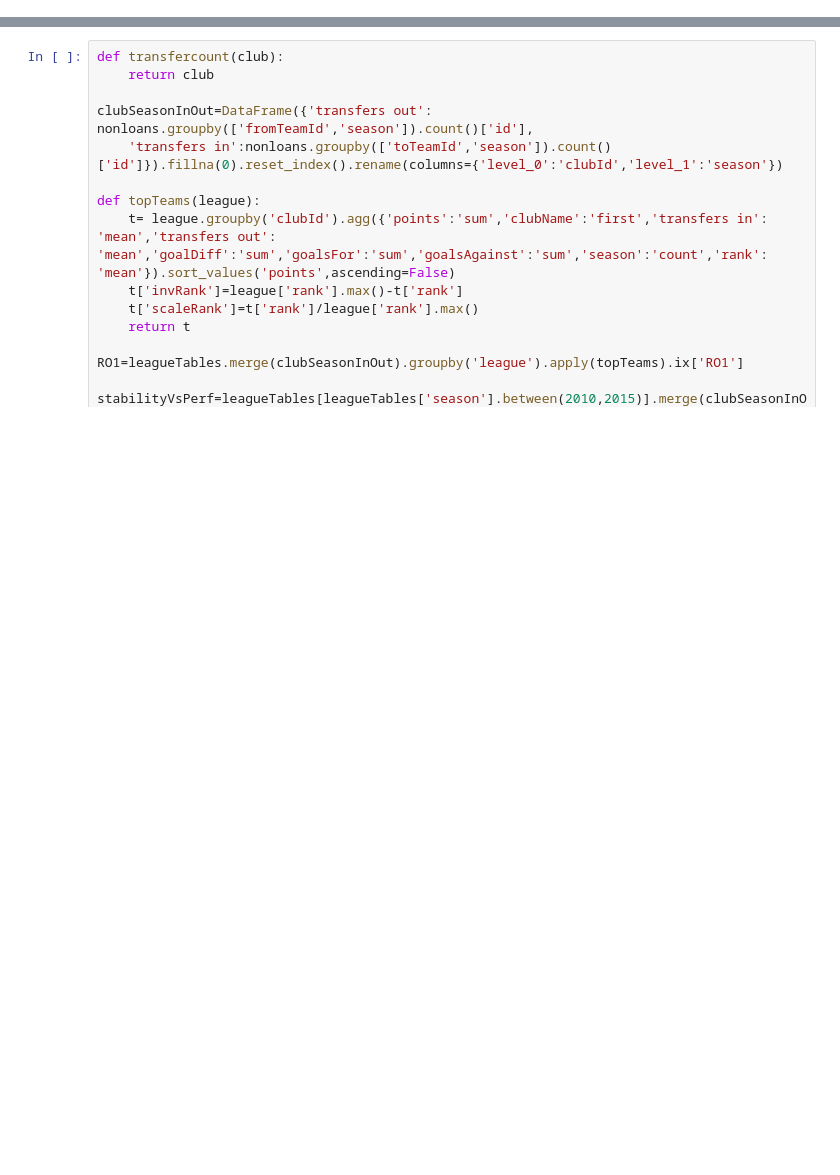
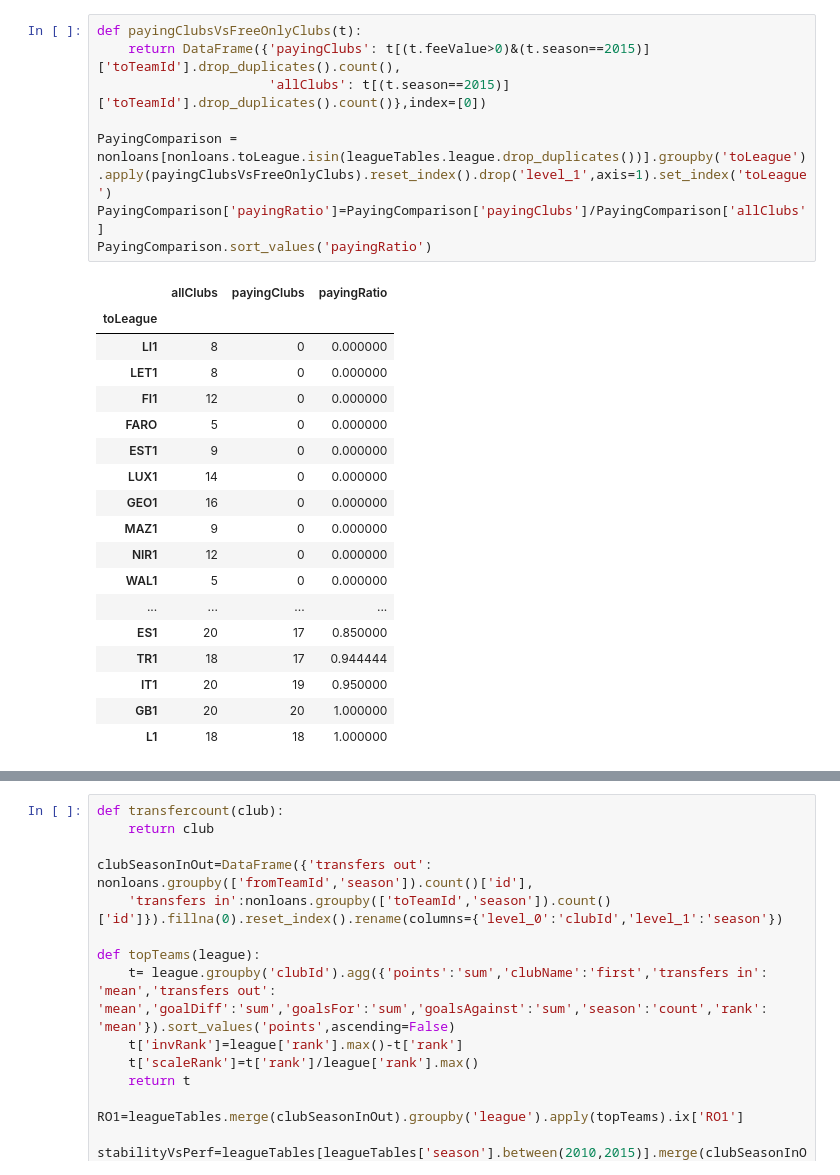
Before and after one commit to kebuhcah/soccer-history, a Jupyter notebook: notebooks/stability_performance.ipynb, the cells around one changed output, grey strips where cells are left out. Cells and saved outputs as stored; diff of their text form; blank space fills up the shorter version.

```diff
--- a/notebooks/stability_performance.ipynb
+++ b/notebooks/stability_performance.ipynb
@@ -0,0 +1,27 @@
+# %%
+def payingClubsVsFreeOnlyClubs(t):
+    return DataFrame({'payingClubs': t[(t.feeValue>0)&(t.season==2015)]['toTeamId'].drop_duplicates().count(),
+                      'allClubs': t[(t.season==2015)]['toTeamId'].drop_duplicates().count()},index=[0])
+
+PayingComparison = nonloans[nonloans.toLeague.isin(leagueTables.league.drop_duplicates())].groupby('toLeague').apply(payingClubsVsFreeOnlyClubs).reset_index().drop('level_1',axis=1).set_index('toLeague')
+PayingComparison['payingRatio']=PayingComparison['payingClubs']/PayingComparison['allClubs']
+PayingComparison.sort_values('payingRatio')
+# %% [output]
+|  | allClubs | payingClubs | payingRatio |
+| toLeague |  |  |  |
+| LI1 | 8 | 0 | 0.000000 |
+| LET1 | 8 | 0 | 0.000000 |
+| FI1 | 12 | 0 | 0.000000 |
+| FARO | 5 | 0 | 0.000000 |
+| EST1 | 9 | 0 | 0.000000 |
+| LUX1 | 14 | 0 | 0.000000 |
+| GEO1 | 16 | 0 | 0.000000 |
+| MAZ1 | 9 | 0 | 0.000000 |
+| NIR1 | 12 | 0 | 0.000000 |
+| WAL1 | 5 | 0 | 0.000000 |
+| ... | ... | ... | ... |
+| ES1 | 20 | 17 | 0.850000 |
+| TR1 | 18 | 17 | 0.944444 |
+| IT1 | 20 | 19 | 0.950000 |
+| GB1 | 20 | 20 | 1.000000 |
+| L1 | 18 | 18 | 1.000000 |
```
Also changed, not shown: parts of 5 cells of this notebook.
